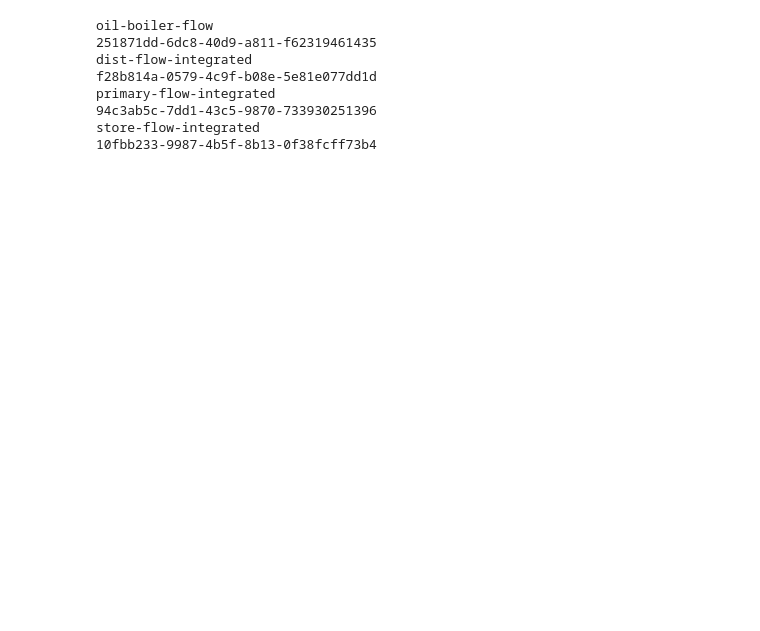
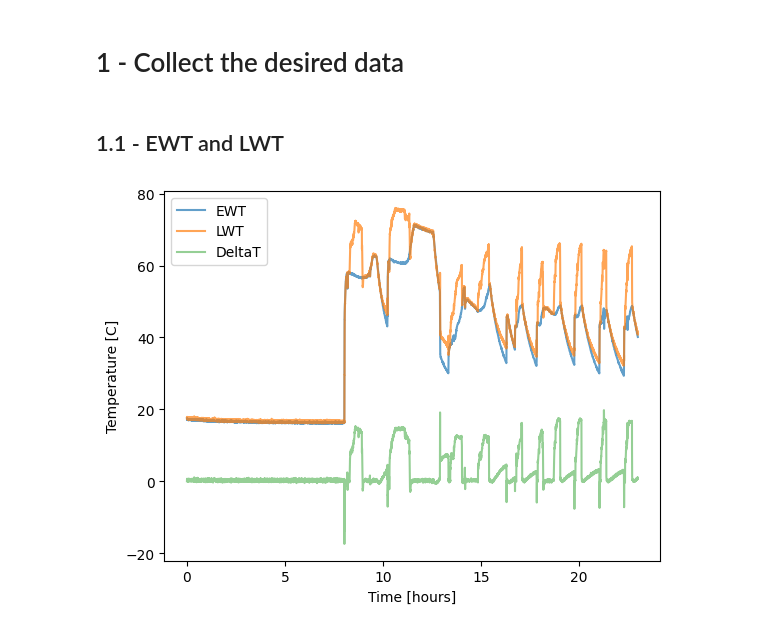
Before and after one commit to thegridelectric/gridworks-journalkeeper, a Jupyter notebook: src/gjk/data_processing/estimating_COP.ipynb, the cells around one changed output. Cells and saved outputs as stored; diff of their text form; code cells hidden in the pictures; blank space fills up the shorter version.

```diff
--- a/src/gjk/data_processing/estimating_COP.ipynb
+++ b/src/gjk/data_processing/estimating_COP.ipynb
@@ -1,8 +1,9 @@
+# %% [markdown]
+# 1 - Collect the desired data
 # %%
 import dotenv
 import pendulum
 from gjk.config import Settings
-from gjk.first_season.beech_channels import BEECH_CHANNELS_BY_NAME
 from gjk.models import ReadingSql
 from sqlalchemy import create_engine, asc
 from sqlalchemy.orm import sessionmaker
@@ -11,10 +12,10 @@ from gjk.enums import TelemetryName
 from gjk.first_season.beech_channels import BEECH_CHANNELS_BY_NAME
 import pendulum
 from typing import Dict, List
-from gjk.models import (
-    DataChannelSql,
-    ReadingSql,
-)
+from gjk.models import ReadingSql
+import matplotlib.pyplot as plt
+import pandas as pd
+import numpy as np
 
 settings = Settings(_env_file=dotenv.find_dotenv())
 engine = create_engine(settings.db_url.get_secret_value())
@@ -27,22 +28,3 @@ end = pendulum.datetime(2024, 2, 1, 1, 0, tz=timezone)
 
 start_ms = int(start.timestamp() * 1000)
 end_ms = int(end.timestamp() * 1000)
-
-power_channels = [
-    channel
-    for channel in BEECH_CHANNELS_BY_NAME.values()
-    if channel.telemetry_name == TelemetryName.GallonsTimes100.value
-]
-
-for channel in power_channels:
-    print(channel.name)
-    print(channel.id)
-# %% [output]
-oil-boiler-flow
-251871dd-6dc8-40d9-a811-f62319461435
-dist-flow-integrated
-f28b814a-0579-4c9f-b08e-5e81e077dd1d
-primary-flow-integrated
-94c3ab5c-7dd1-43c5-9870-733930251396
-store-flow-integrated
-10fbb233-9987-4b5f-8b13-0f38fcff73b4
@@ -69,0 +73,41 @@ mhp = session.query(ReadingSql).filter(
+# %% [markdown]
+## 1.1 - EWT and LWT
+# %%
+ewt_values = []
+ewt_times = []
+for e in ewt:
+    if e.value > 0:
+        ewt_values.append(e.value)
+        ewt_times.append(e.time_ms)
+ewt_times = [(x-ewt_times[0])/1000/60/60 for x in ewt_times]
+ewt_values = [x/1000 for x in ewt_values]
+
+lwt_values = []
+lwt_times = []
+for l in lwt:
+    if l.value > 0:
+        lwt_values.append(l.value)
+        lwt_times.append(l.time_ms)
+original_lwt_times = lwt_times
+lwt_times = [(x-lwt_times[0])/1000/60/60 for x in lwt_times]
+lwt_values = [x/1000 for x in lwt_values]
+
+df_ewt = pd.DataFrame({'time': ewt_times, 'ewt': ewt_values})
+df_lwt = pd.DataFrame({'time': lwt_times, 'lwt': lwt_values})
+df_ewt = df_ewt.sort_values('time')
+df_lwt = df_lwt.sort_values('time')
+
+# Merge on time and compute delta_t
+df_ewt_lwt = pd.merge_asof(df_lwt, df_ewt, on='time')
+df_ewt_lwt['delta_t'] = df_ewt_lwt['lwt'] - df_ewt_lwt['ewt']
+
+plt.plot(df_ewt_lwt.time, df_ewt_lwt.ewt, alpha=0.7, label='EWT')
+plt.plot(df_ewt_lwt.time, df_ewt_lwt.lwt, alpha=0.7, label='LWT')
+plt.plot(df_ewt_lwt.time, df_ewt_lwt.delta_t, alpha=0.5, label="DeltaT")
+plt.xlabel('Time [hours]')
+plt.ylabel('Temperature [C]')
+plt.legend(loc='upper left')
+#plt.xlim([7.8, 9.9])
+plt.show()
+# %% [output]
+[figure, added]
```
Also changed, not shown: parts of 9 cells of this notebook.
